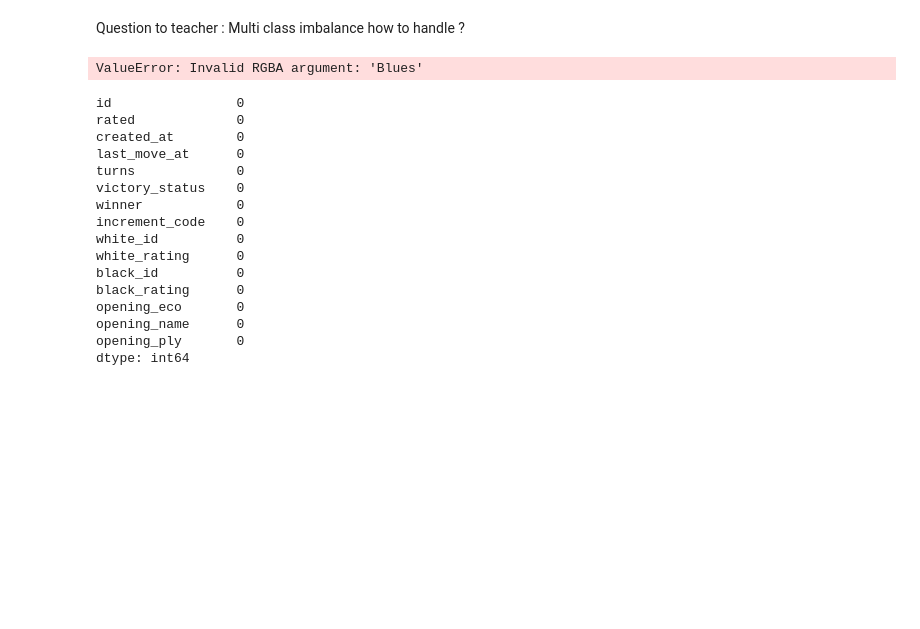
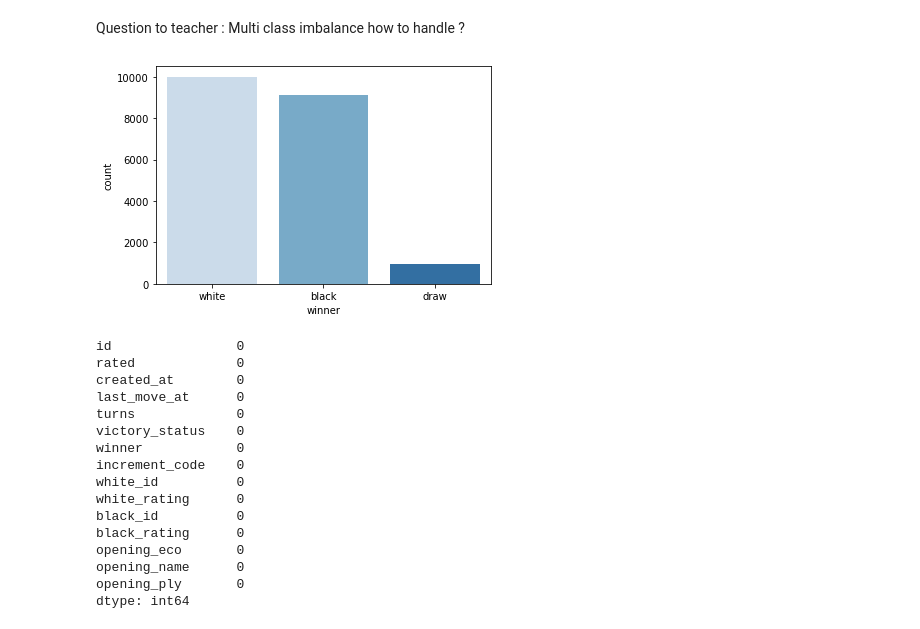
Before and after one commit to salemeid/Tuwaiq-DS-my-project, a Jupyter notebook: Chess_Winning_Move.ipynb, the cells around one changed output. Cells and saved outputs as stored; diff of their text form; code cells hidden in the pictures; blank space fills up the shorter version.

```diff
--- a/Chess_Winning_Move.ipynb
+++ b/Chess_Winning_Move.ipynb
@@ -115,11 +115,11 @@ there seems to be some imbalance between losing and winning
 # %% [markdown]
 Question to teacher : Multi class imbalance how to handle ?
 # %%
-sns.countplot(df2['winner'],color='Blues')
+sns.countplot(df2['winner'],palette='Blues')
 plt.savefig('target_imbalance.png')
 plt.show();
 # %% [output]
-ValueError: Invalid RGBA argument: 'Blues'
+[figure, added]
 # %%
 df2.isna().sum()
 # %% [output]
```
Also changed, not shown: parts of 10 cells of this notebook, 1 other file.
